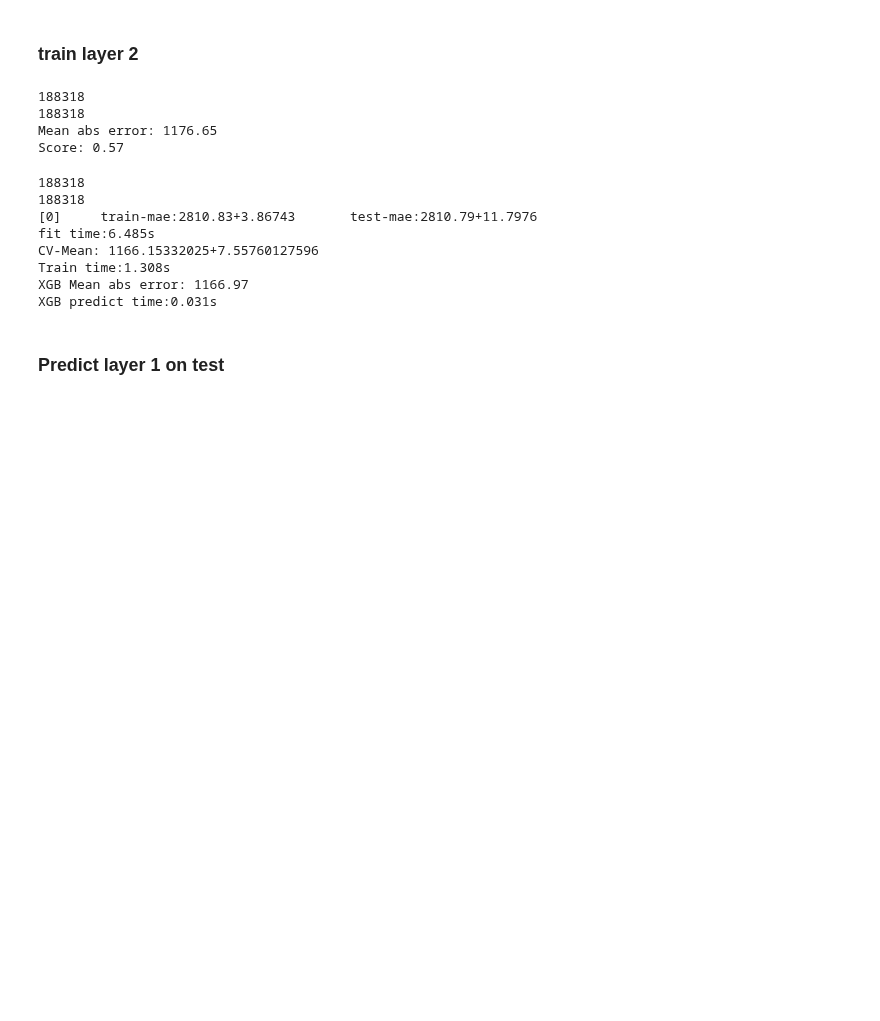
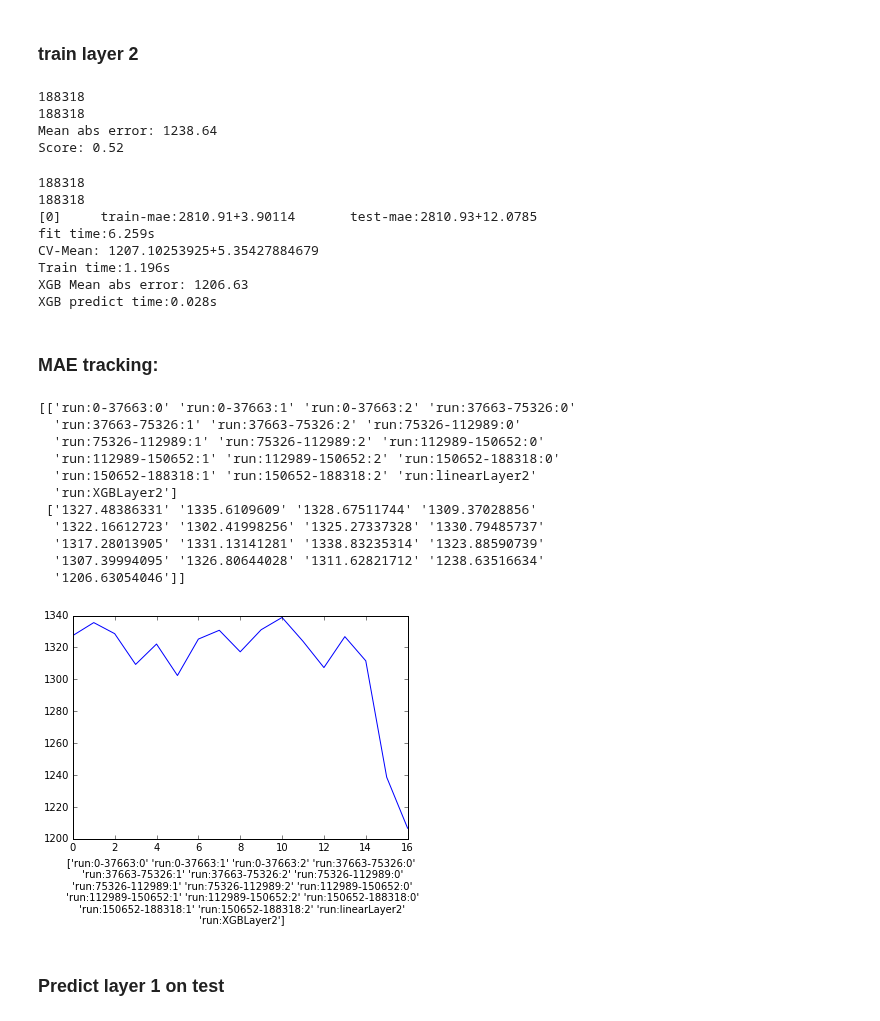
Before and after one commit to llathrop/Kagglescripts, a Jupyter notebook: allstate-claim-severity/JustStacking.ipynb, the cells around one changed output. Saved outputs shown, nothing was run; the diff lists cells and outputs as text; code cells hidden in the pictures; blank space fills up the shorter version.

Commit message:
feat:track/plot the run of of each of the regressors, to get an idea of the improvement due to stacking, etc

```diff
--- a/allstate-claim-severity/JustStacking.ipynb
+++ b/allstate-claim-severity/JustStacking.ipynb
@@ -251,6 +253,7 @@ train size: 150652
 # %%
 x_layer2=[]
 start_time0 = time.time()
+MAE_tracking=[]
 
 for fold_start,fold_end in folds:
     print("Fold:",fold_start,"to",fold_end,"of",data_size)
@@ -278,19 +281,25 @@ for fold_start,fold_end in folds:
 
         print("predict time:{}s".format(round((time.time()-start_time), 3) ))
         #show some stats on that last regressions run
-        print("Mean abs error: {:.2f}".format(np.mean(abs(curr_predict - y_test))))
+        MAE=np.mean(abs(curr_predict - y_test))
+        MAE_tracking.append(["run:{}-{}:{}".format(fold_start,fold_end,i),MAE])
+        print("Mean abs error: {:.2f}".format(MAE))
         print("Score: {:.2f}".format(regrList[i].score(X_test, y_test)))
 
     #XGB -- it doesn't fit the pattern of scikit, so do it seperatly
-    dtest = xgb.DMatrix(X_test)
-    gbdt=xgbfit(X_train,y_train)
 
-    # now do a prediction and spit out a score(MAE) that means something
-    start_time = time.time()
-    curr_predict=gbdt.predict(dtest)
-    fold_result = np.column_stack((fold_result,curr_predict))
-    print("XGB Mean abs error: {:.2f}".format(np.mean(abs(curr_predict - y_test))))
-    print("XGB predict time:{}s".format(round((time.time()-start_time), 3) ))
+    if use_xgb == True:
+        dtest = xgb.DMatrix(X_test)
+        gbdt=xgbfit(X_train,y_train)
+
+        # now do a prediction and spit out a score(MAE) that means something
+        start_time = time.time()
+        curr_predict=gbdt.predict(dtest)
+        fold_result = np.column_stack((fold_result,curr_predict))
+        MAE=np.mean(abs(curr_predict - y_test))
+        MAE_tracking.append(["run:{}-{}:{}".format(fold_start,fold_end,'XGB'),MAE])
+        print("XGB Mean abs error: {:.2f}".format(MAE))
+        print("XGB predict time:{}s".format(round((time.time()-start_time), 3) ))
 
     if x_layer2 == []:
         x_layer2=fold_result
@@ -375,7 +384,9 @@ layer2_regr.fit(X_layer2_train,y_layer2_train)
 layer2_predict=layer2_regr.predict(X_layer2_validation)
 
 #show some stats on that last regressions run
-print("Mean abs error: {:.2f}".format(np.mean(abs(layer2_predict - y_layer2_validation))))
+MAE=np.mean(abs(layer2_predict - y_layer2_validation))
+MAE_tracking.append(["run:{}".format('linearLayer2'),MAE])
+print("Mean abs error: {:.2f}".format(MAE))
 print("Score: {:.2f}".format(layer2_regr.score(X_layer2_validation, y_layer2_validation)))
 
 
@@ -383,8 +394,8 @@ print("Score: {:.2f}".format(layer2_regr.score(X_layer2_validation, y_layer2_val
 # %% [output]
 188318
 188318
-Mean abs error: 1176.65
-Score: 0.57
+Mean abs error: 1238.64
+Score: 0.52
 # %%
 # The XGB version of layer 2
 print len(x_layer2)
@@ -401,18 +412,47 @@ layer2_gbdt=xgbfit(X_layer2_train,y_layer2_train)
 
 # now do a prediction and spit out a score(MAE) that means something
 start_time = time.time()
-print("XGB Mean abs error: {:.2f}".format(np.mean(abs(layer2_gbdt.predict(dtest) - y_layer2_validation))))
+MAE=np.mean(abs(layer2_gbdt.predict(dtest) - y_layer2_validation))
+MAE_tracking.append(["run:{}".format('XGBLayer2'),MAE])
+print("XGB Mean abs error: {:.2f}".format(MAE))
 print("XGB predict time:{}s".format(round((time.time()-start_time), 3) ))
 #with LinearReg: XGB Mean abs error: 1205.77
 # %% [output]
 188318
 188318
-[0]     train-mae:2810.83+3.86743       test-mae:2810.79+11.7976
-fit time:6.485s
-CV-Mean: 1166.15332025+7.55760127596
-Train time:1.308s
-XGB Mean abs error: 1166.97
-XGB predict time:0.031s
+[0]     train-mae:2810.91+3.90114       test-mae:2810.93+12.0785
+fit time:6.259s
+CV-Mean: 1207.10253925+5.35427884679
+Train time:1.196s
+XGB Mean abs error: 1206.63
+XGB predict time:0.028s
+# %% [markdown]
+### MAE tracking:
+# %%
+
+MAE_tracking_graph=np.array(MAE_tracking)
+
+print(MAE_tracking_graph.T)
+
+plt.plot(MAE_tracking_graph.T[1])
+plt.xlabel(MAE_tracking_graph.T[0])
+
+plt.show()
+
+del MAE_tracking_graph
+# %% [output]
+[['run:0-37663:0' 'run:0-37663:1' 'run:0-37663:2' 'run:37663-75326:0'
+  'run:37663-75326:1' 'run:37663-75326:2' 'run:75326-112989:0'
+  'run:75326-112989:1' 'run:75326-112989:2' 'run:112989-150652:0'
+  'run:112989-150652:1' 'run:112989-150652:2' 'run:150652-188318:0'
+  'run:150652-188318:1' 'run:150652-188318:2' 'run:linearLayer2'
+  'run:XGBLayer2']
+ ['1327.48386331' '1335.6109609' '1328.67511744' '1309.37028856'
+  '1322.16612723' '1302.41998256' '1325.27337328' '1330.79485737'
+  '1317.28013905' '1331.13141281' '1338.83235314' '1323.88590739'
+  '1307.39994095' '1326.80644028' '1311.62821712' '1238.63516634'
+  '1206.63054046']]
+[figure, added]
 # %% [markdown]
 ### Predict layer 1 on test
 # %%
```
Also changed, not shown: parts of 7 cells of this notebook.
